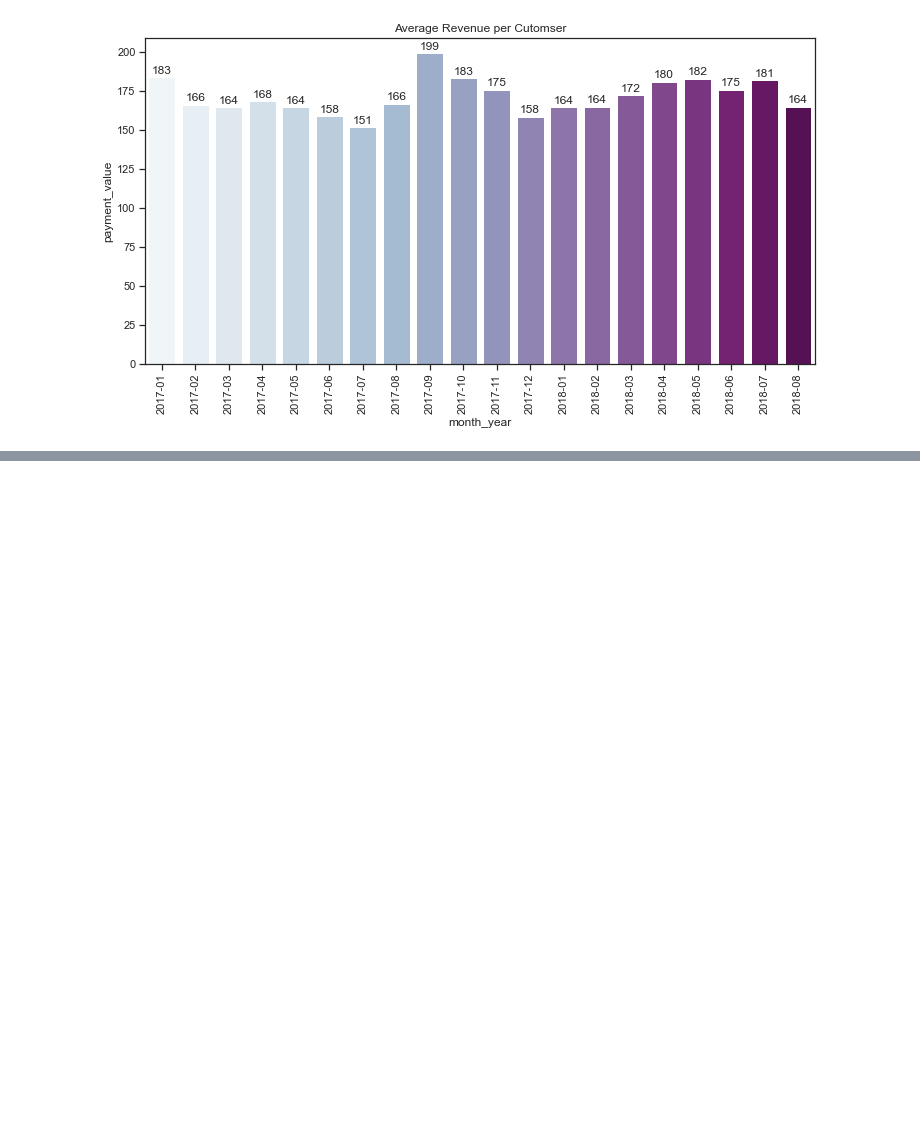
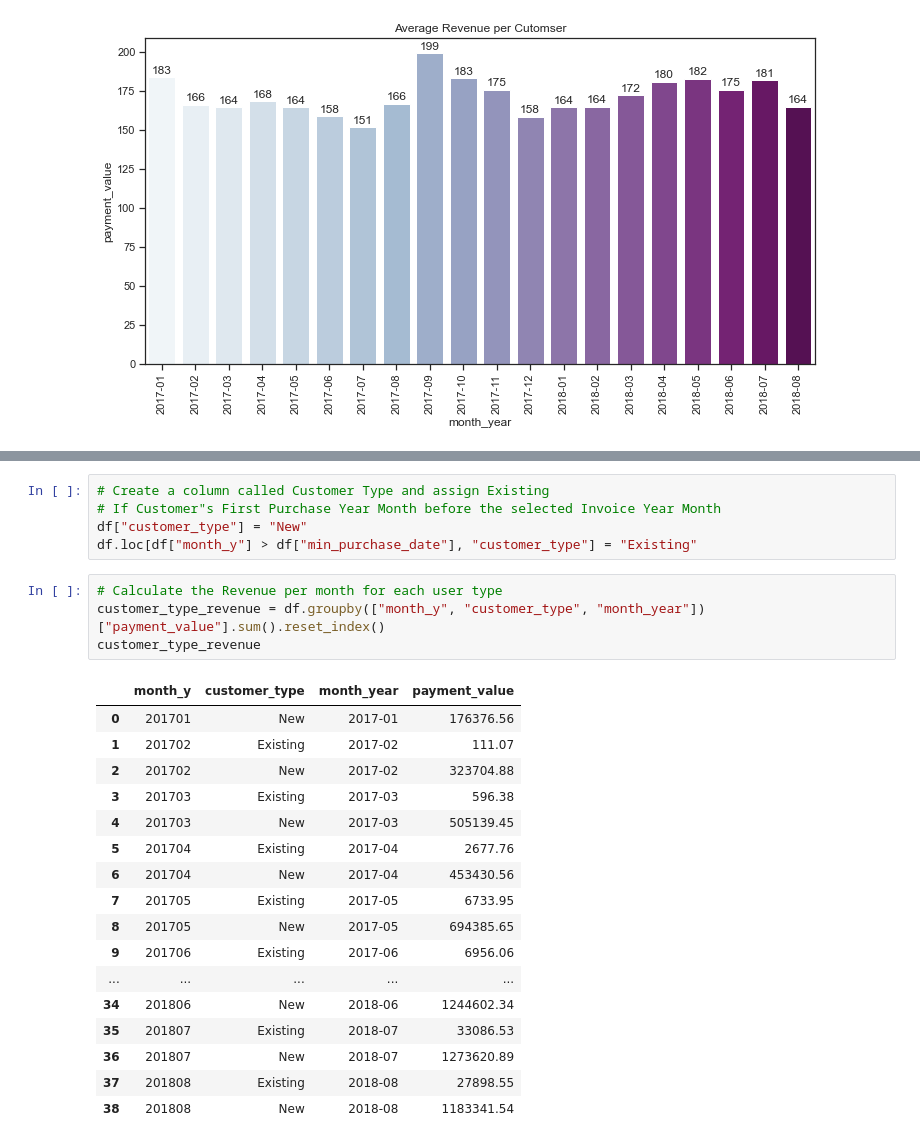
Before and after one commit to hyunjun33/Funnel_Analysis, a Jupyter notebook: Olist/Olist_Funnel_Analysis.ipynb, the cells around one changed output, grey strips where cells are left out. Saved outputs shown, nothing was run; the diff lists cells and outputs as text; blank space fills up the shorter version.

```diff
--- a/Olist/Olist_Funnel_Analysis.ipynb
+++ b/Olist/Olist_Funnel_Analysis.ipynb
@@ -372,0 +398,27 @@ plt.show()
+# %%
+# Create a column called Customer Type and assign Existing
+# If Customer"s First Purchase Year Month before the selected Invoice Year Month
+df["customer_type"] = "New"
+df.loc[df["month_y"] > df["min_purchase_date"], "customer_type"] = "Existing"
+# %%
+# Calculate the Revenue per month for each user type
+customer_type_revenue = df.groupby(["month_y", "customer_type", "month_year"])["payment_value"].sum().reset_index()
+customer_type_revenue
+# %% [output]
+|  | month_y | customer_type | month_year | payment_value |
+| 0 | 201701 | New | 2017-01 | 176376.56 |
+| 1 | 201702 | Existing | 2017-02 | 111.07 |
+| 2 | 201702 | New | 2017-02 | 323704.88 |
+| 3 | 201703 | Existing | 2017-03 | 596.38 |
+| 4 | 201703 | New | 2017-03 | 505139.45 |
+| 5 | 201704 | Existing | 2017-04 | 2677.76 |
+| 6 | 201704 | New | 2017-04 | 453430.56 |
+| 7 | 201705 | Existing | 2017-05 | 6733.95 |
+| 8 | 201705 | New | 2017-05 | 694385.65 |
+| 9 | 201706 | Existing | 2017-06 | 6956.06 |
+| ... | ... | ... | ... | ... |
+| 34 | 201806 | New | 2018-06 | 1244602.34 |
+| 35 | 201807 | Existing | 2018-07 | 33086.53 |
+| 36 | 201807 | New | 2018-07 | 1273620.89 |
+| 37 | 201808 | Existing | 2018-08 | 27898.55 |
+| 38 | 201808 | New | 2018-08 | 1183341.54 |
```
Also changed, not shown: parts of 4 cells of this notebook.
